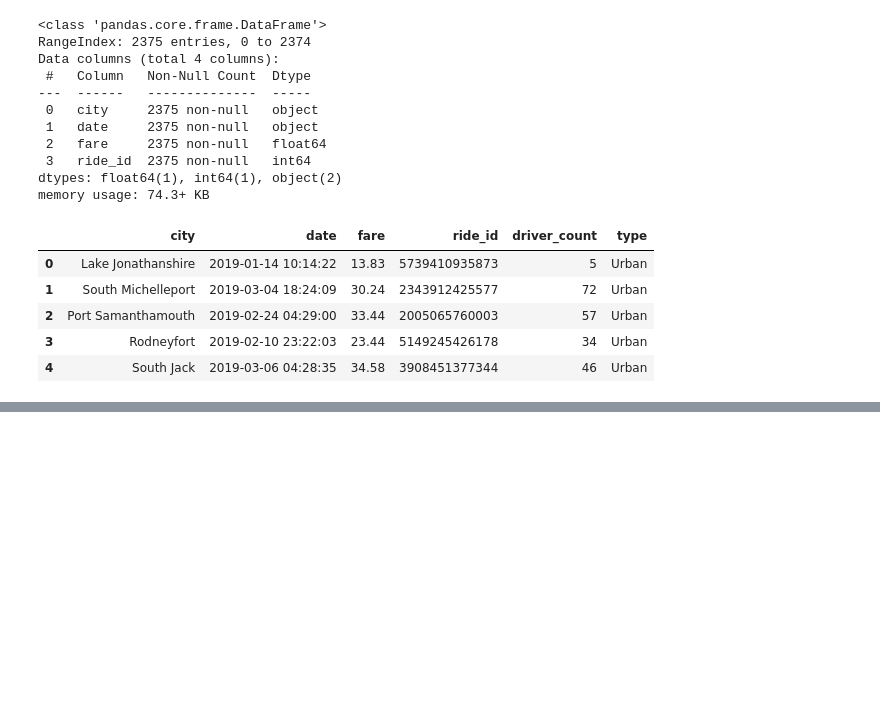
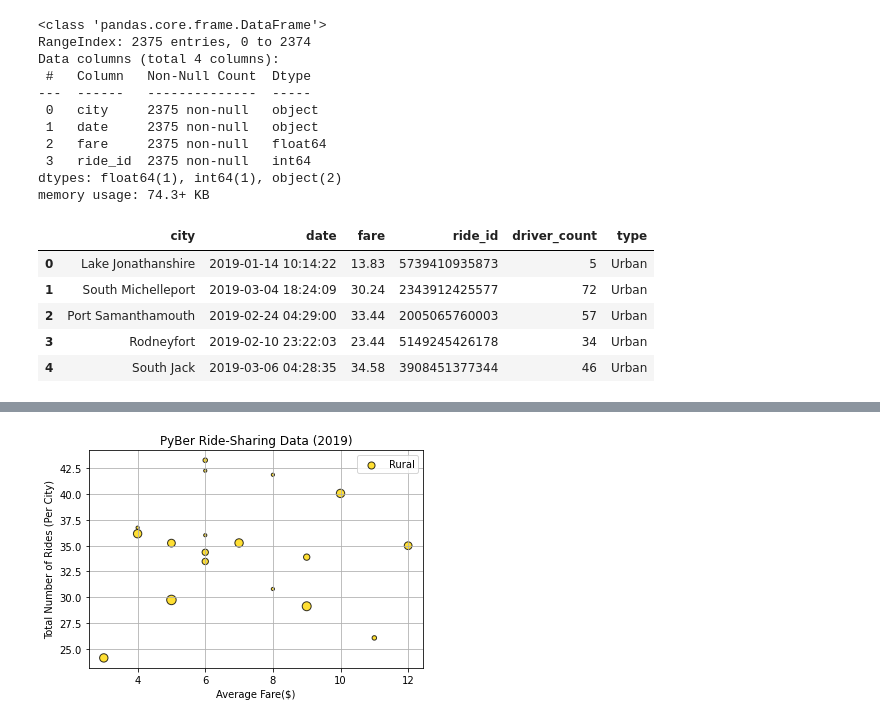
Before and after one commit to JerryMcG/PyBer_Analysis, a Jupyter notebook: PyBer.ipynb, the cells around one changed output, grey strips where cells are left out. Saved outputs shown, nothing was run; the diff lists cells and outputs as text; code cells hidden in the pictures; blank space fills up the shorter version.

```diff
--- a/PyBer.ipynb
+++ b/PyBer.ipynb
@@ -109,0 +134,4 @@ pyber_data_df.head()
+# %%
+#create rural city DF
+rural_cities_df = pyber_data_df[pyber_data_df["type"] == "Rural"]
+rural_cities_df.head()
@@ -109,0 +220,16 @@ pyber_data_df.head()
+# %%
+#build scatter plot for rural cities
+plt.scatter(rural_ride_count, rural_avg_fare,
+            label="Rural", s=10*rural_driver_count,
+            color="gold", edgecolor="black", linewidths=1, alpha=0.8)
+
+#adding titles, labels
+plt.title("PyBer Ride-Sharing Data (2019)")
+plt.xlabel("Average Fare($)")
+plt.ylabel("Total Number of Rides (Per City)")
+plt.grid(True)
+plt.legend()
+
+plt.show()
+# %% [output]
+[figure, added]
```
Also changed, not shown: parts of 11 cells of this notebook, 1 other file.
